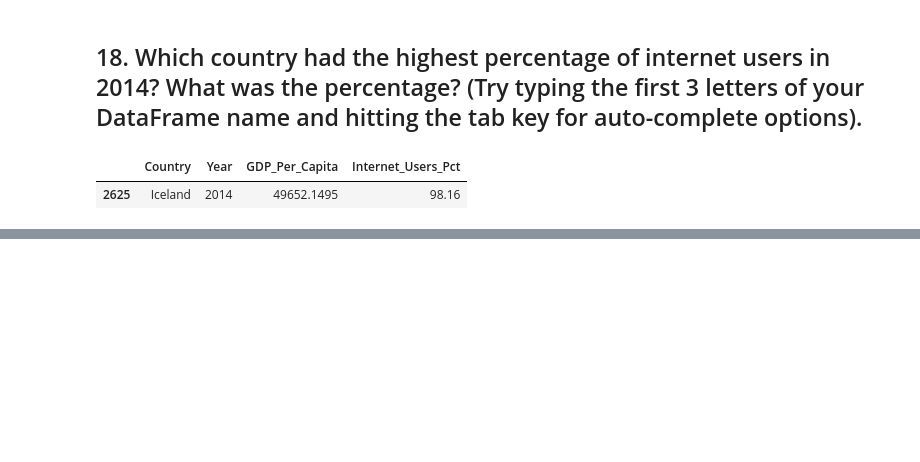
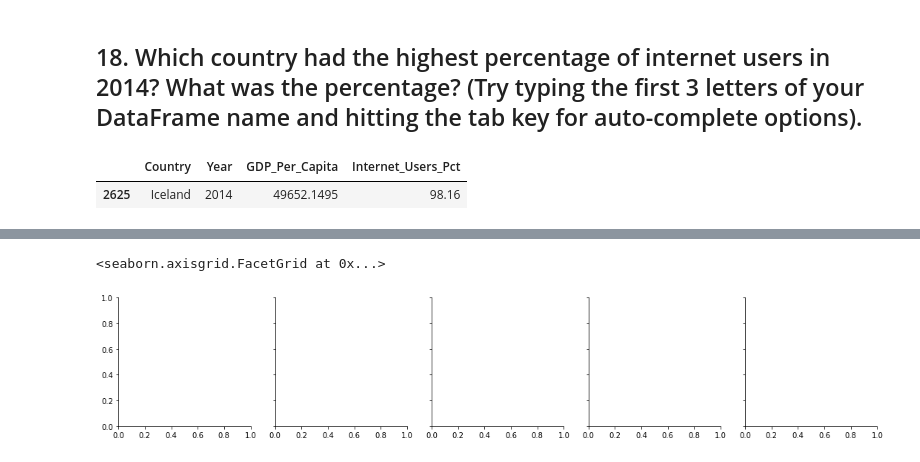
Before and after one commit to NSS-Data-Analytics-Cohort-7/gdp-and-internet-usage-jamorgan8, a Jupyter notebook: notebooks/gdp_and_internet_usage.ipynb, the cells around one changed output, grey strips where cells are left out. Saved outputs shown, nothing was run; the diff lists cells and outputs as text; code cells hidden in the pictures; blank space fills up the shorter version.

```diff
--- a/notebooks/gdp_and_internet_usage.ipynb
+++ b/notebooks/gdp_and_internet_usage.ipynb
@@ -463,0 +475,3 @@ plt.show()
+# %%
+top_5 = gdp_and_internet_use[gdp_and_internet_use['Country'].isin(['Iceland', 'Bermuda', 'Norway', 'Denmark', 'Andorra'])]
+top_5
@@ -463,0 +497,5 @@ plt.show()
+# %%
+sns.FacetGrid(top_5, col='Country')
+# %% [output]
+<seaborn.axisgrid.FacetGrid at 0x...>
+[figure, added]
```
Also changed, not shown: parts of 73 cells of this notebook.
